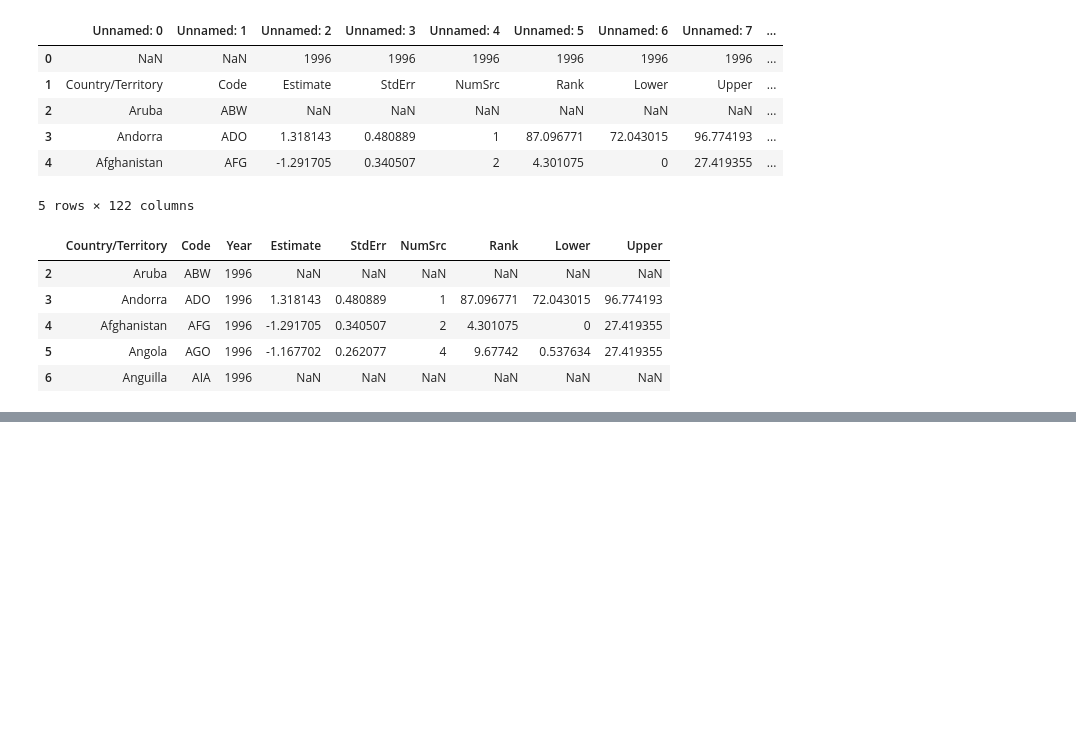
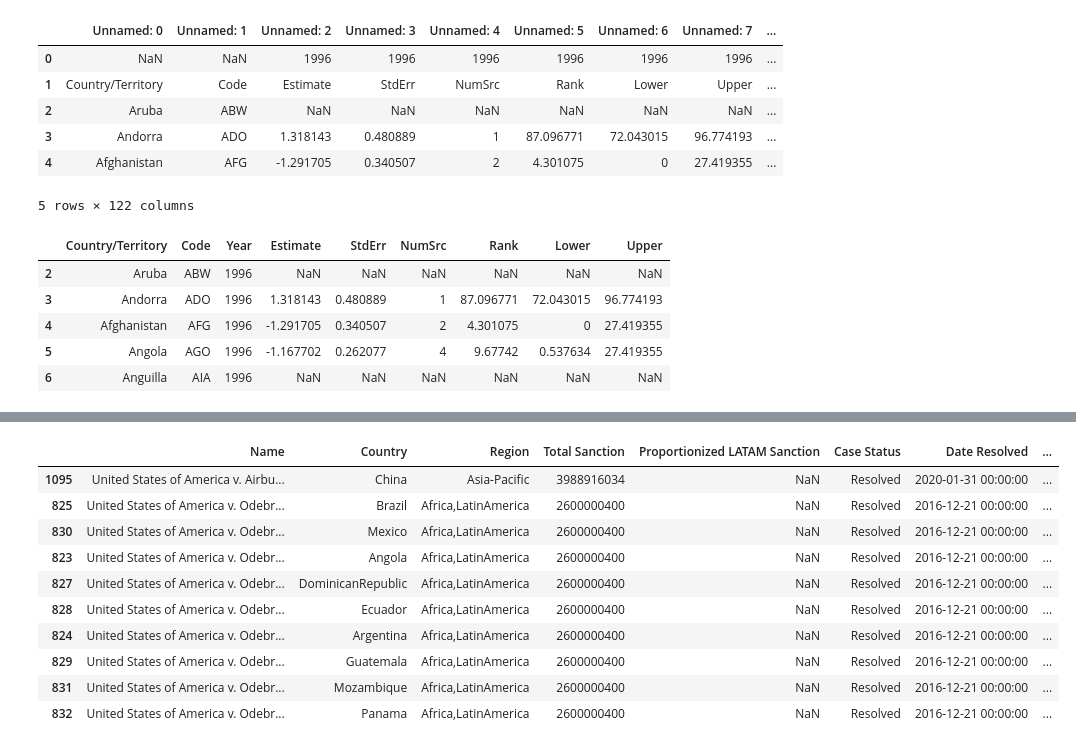
Before and after one commit to FranciscoNania/Paper-BM, a Jupyter notebook: Untitled.ipynb, the cells around one changed output, grey strips where cells are left out. Saved outputs shown, nothing was run; the diff lists cells and outputs as text; code cells hidden in the pictures; blank space fills up the shorter version.

```diff
--- a/Untitled.ipynb
+++ b/Untitled.ipynb
@@ -113,0 +121,15 @@ Name: Country, Length: 127, dtype: int64
+# %%
+#And these are the highest single sanctions imposed
+df_bm.sort_values('Total Sanction', ascending=False).head(10)
+# %% [output]
+|  | Name | Country | Region | Total Sanction | Proportionized LATAM Sanction | Case Status | Date Resolved | ... |
+| 1095 | United States of America v. Airbu... | China | Asia-Pacific | 3988916034 | NaN | Resolved | 2020-01-31 00:00:00 | ... |
+| 825 | United States of America v. Odebr... | Brazil | Africa,LatinAmerica | 2600000400 | NaN | Resolved | 2016-12-21 00:00:00 | ... |
+| 830 | United States of America v. Odebr... | Mexico | Africa,LatinAmerica | 2600000400 | NaN | Resolved | 2016-12-21 00:00:00 | ... |
+| 823 | United States of America v. Odebr... | Angola | Africa,LatinAmerica | 2600000400 | NaN | Resolved | 2016-12-21 00:00:00 | ... |
+| 827 | United States of America v. Odebr... | DominicanRepublic | Africa,LatinAmerica | 2600000400 | NaN | Resolved | 2016-12-21 00:00:00 | ... |
+| 828 | United States of America v. Odebr... | Ecuador | Africa,LatinAmerica | 2600000400 | NaN | Resolved | 2016-12-21 00:00:00 | ... |
+| 824 | United States of America v. Odebr... | Argentina | Africa,LatinAmerica | 2600000400 | NaN | Resolved | 2016-12-21 00:00:00 | ... |
+| 829 | United States of America v. Odebr... | Guatemala | Africa,LatinAmerica | 2600000400 | NaN | Resolved | 2016-12-21 00:00:00 | ... |
+| 831 | United States of America v. Odebr... | Mozambique | Africa,LatinAmerica | 2600000400 | NaN | Resolved | 2016-12-21 00:00:00 | ... |
+| 832 | United States of America v. Odebr... | Panama | Africa,LatinAmerica | 2600000400 | NaN | Resolved | 2016-12-21 00:00:00 | ... |
```
Also changed, not shown: parts of 15 cells of this notebook.
